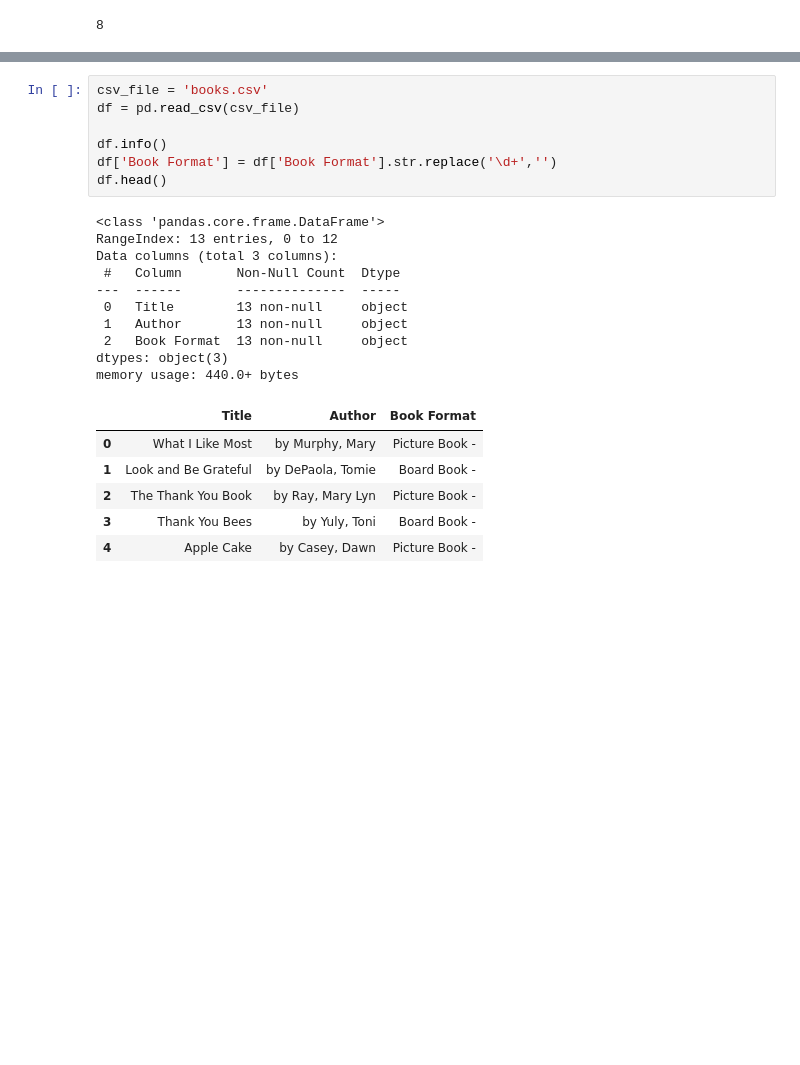
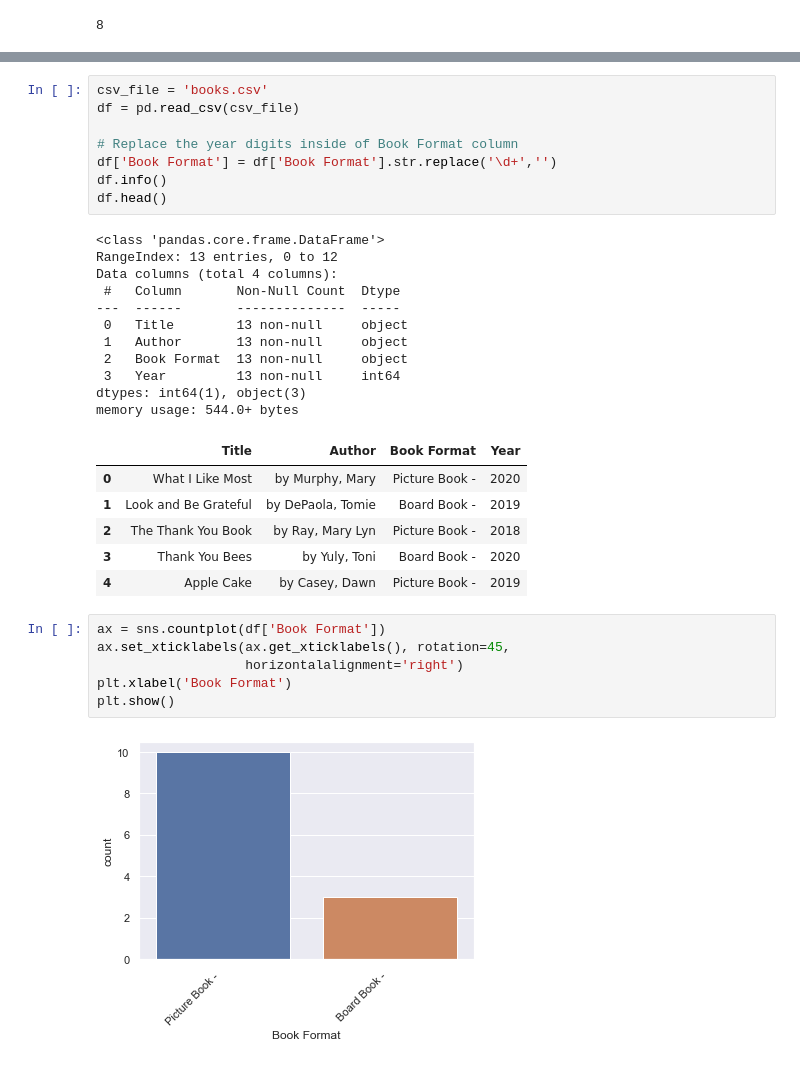
Before and after one commit to Ambush3/Scraping_KDL_Library, a Jupyter notebook: KDL.ipynb, the cells around one changed output, grey strips where cells are left out. Saved outputs shown, nothing was run; the diff lists cells and outputs as text; blank space fills up the shorter version.

Commit message:
Plotting dataframe data

```diff
--- a/KDL.ipynb
+++ b/KDL.ipynb
@@ -190,23 +191,33 @@ with open('books.csv', 'a') as file:
 csv_file = 'books.csv'
 df = pd.read_csv(csv_file)
 
+# Replace the year digits inside of Book Format column
+df['Book Format'] = df['Book Format'].str.replace('\d+','')
 df.info()
-df['Book Format'] = df['Book Format'].str.replace('\d+','')
 df.head()
 # %% [output]
 <class 'pandas.core.frame.DataFrame'>
 RangeIndex: 13 entries, 0 to 12
-Data columns (total 3 columns):
+Data columns (total 4 columns):
  #   Column       Non-Null Count  Dtype
 ---  ------       --------------  -----
  0   Title        13 non-null     object
  1   Author       13 non-null     object
  2   Book Format  13 non-null     object
-dtypes: object(3)
-memory usage: 440.0+ bytes
+ 3   Year         13 non-null     int64
+dtypes: int64(1), object(3)
+memory usage: 544.0+ bytes
-|  | Title | Author | Book Format |
-| 0 | What I Like Most | by Murphy, Mary | Picture Book - |
-| 1 | Look and Be Grateful | by DePaola, Tomie | Board Book - |
-| 2 | The Thank You Book | by Ray, Mary Lyn | Picture Book - |
-| 3 | Thank You Bees | by Yuly, Toni | Board Book - |
-| 4 | Apple Cake | by Casey, Dawn | Picture Book - |
+|  | Title | Author | Book Format | Year |
+| 0 | What I Like Most | by Murphy, Mary | Picture Book - | 2020 |
+| 1 | Look and Be Grateful | by DePaola, Tomie | Board Book - | 2019 |
+| 2 | The Thank You Book | by Ray, Mary Lyn | Picture Book - | 2018 |
+| 3 | Thank You Bees | by Yuly, Toni | Board Book - | 2020 |
+| 4 | Apple Cake | by Casey, Dawn | Picture Book - | 2019 |
+# %%
+ax = sns.countplot(df['Book Format'])
+ax.set_xticklabels(ax.get_xticklabels(), rotation=45,
+                   horizontalalignment='right')
+plt.xlabel('Book Format')
+plt.show()
+# %% [output]
+[figure, added]
```
Also changed, not shown: parts of 2 cells of this notebook, 1 other file.
